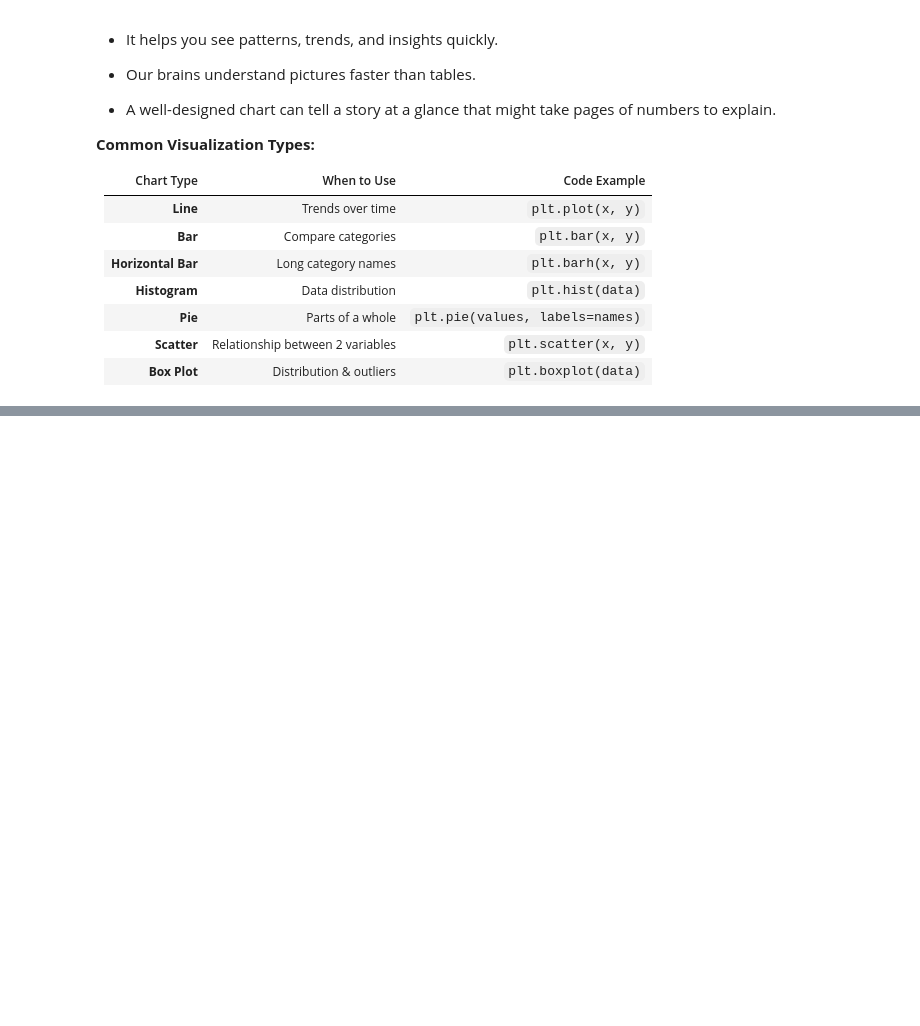
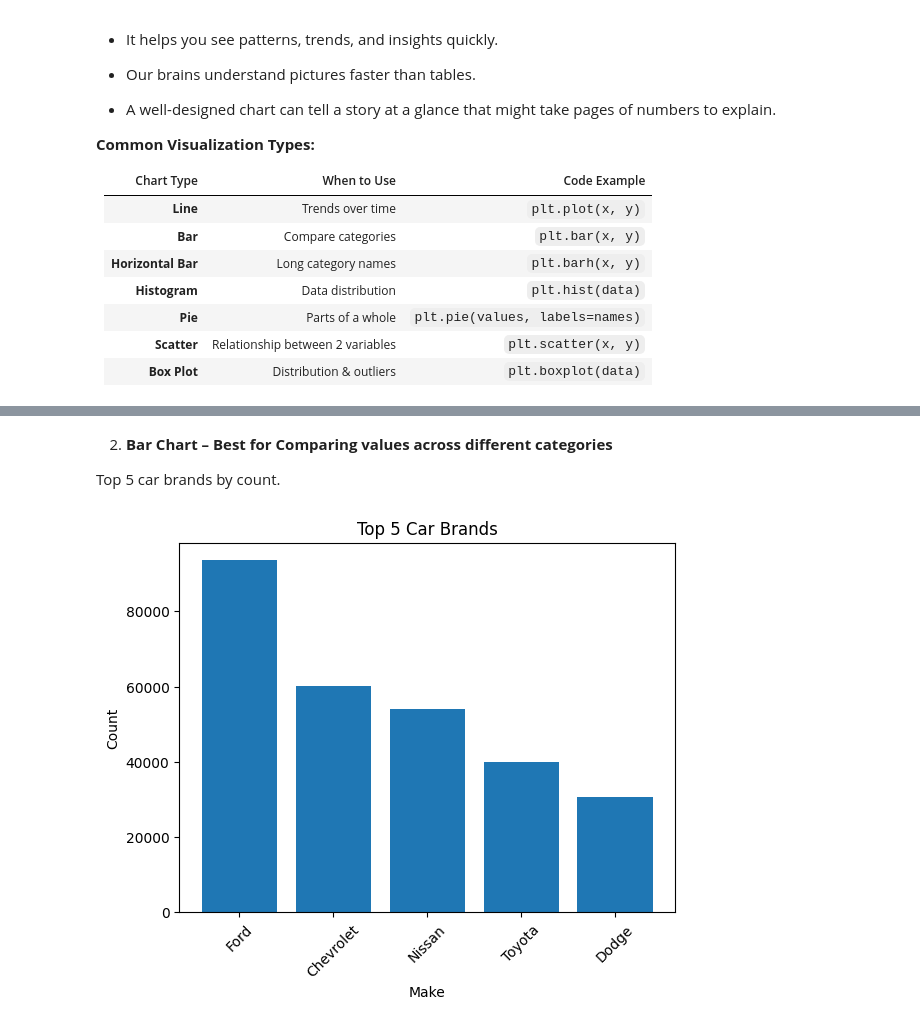
Before and after one commit to benedictamobi-madu-cloud/Git-GitHub, a Jupyter notebook: Pandas_Data_Manipulation.ipynb, the cells around one changed output, grey strips where cells are left out. Cells and saved outputs as stored; diff of their text form; code cells hidden in the pictures; blank space fills up the shorter version.

```diff
--- a/Pandas_Data_Manipulation.ipynb
+++ b/Pandas_Data_Manipulation.ipynb
@@ -723,0 +766,15 @@ Data Visualization is the process of turning raw data into visual formats like c
+# %% [markdown]
+2. **Bar Chart – Best for Comparing values across different categories**
+
+Top 5 car brands by count.
+# %%
+top_makes = df['make'].value_counts().head()
+
+plt.bar(top_makes.index, top_makes.values)
+plt.xticks(rotation=45)
+plt.xlabel('Make')
+plt.ylabel('Count')
+plt.title('Top 5 Car Brands')
+plt.show()
+# %% [output]
+[figure, added]
```
Also changed, not shown: parts of 20 cells of this notebook.
